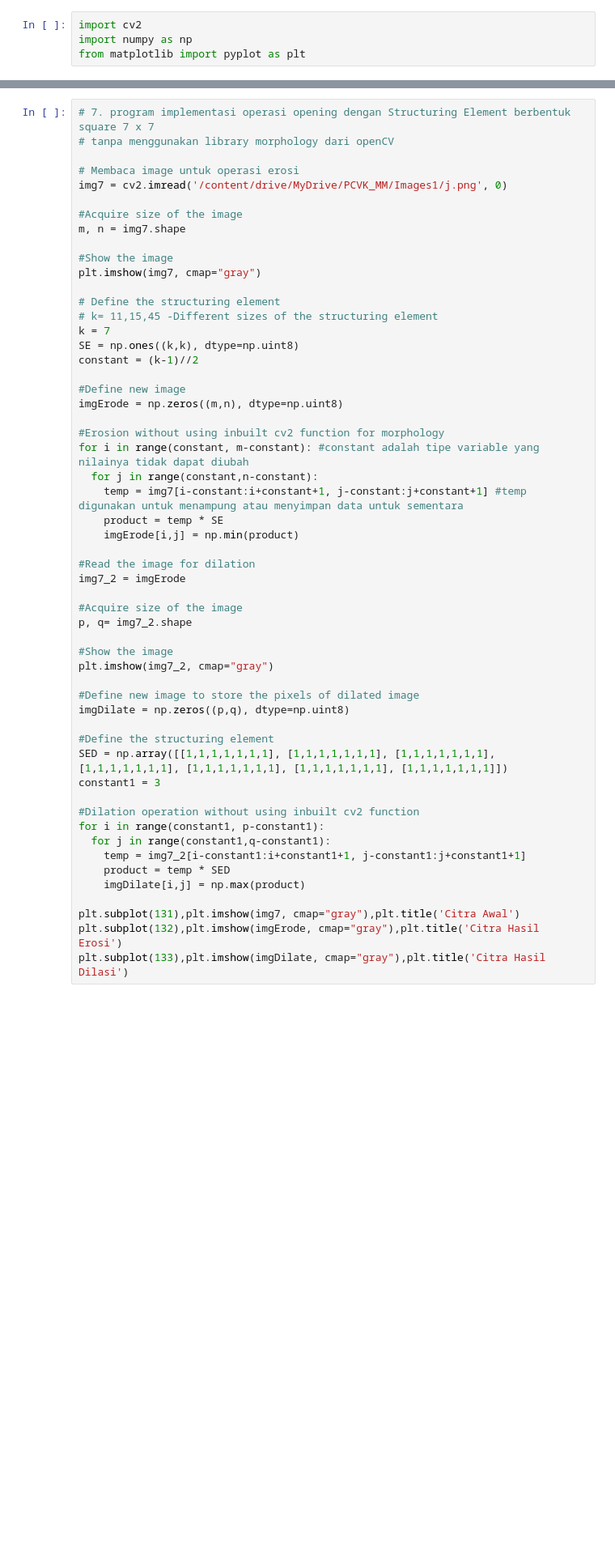
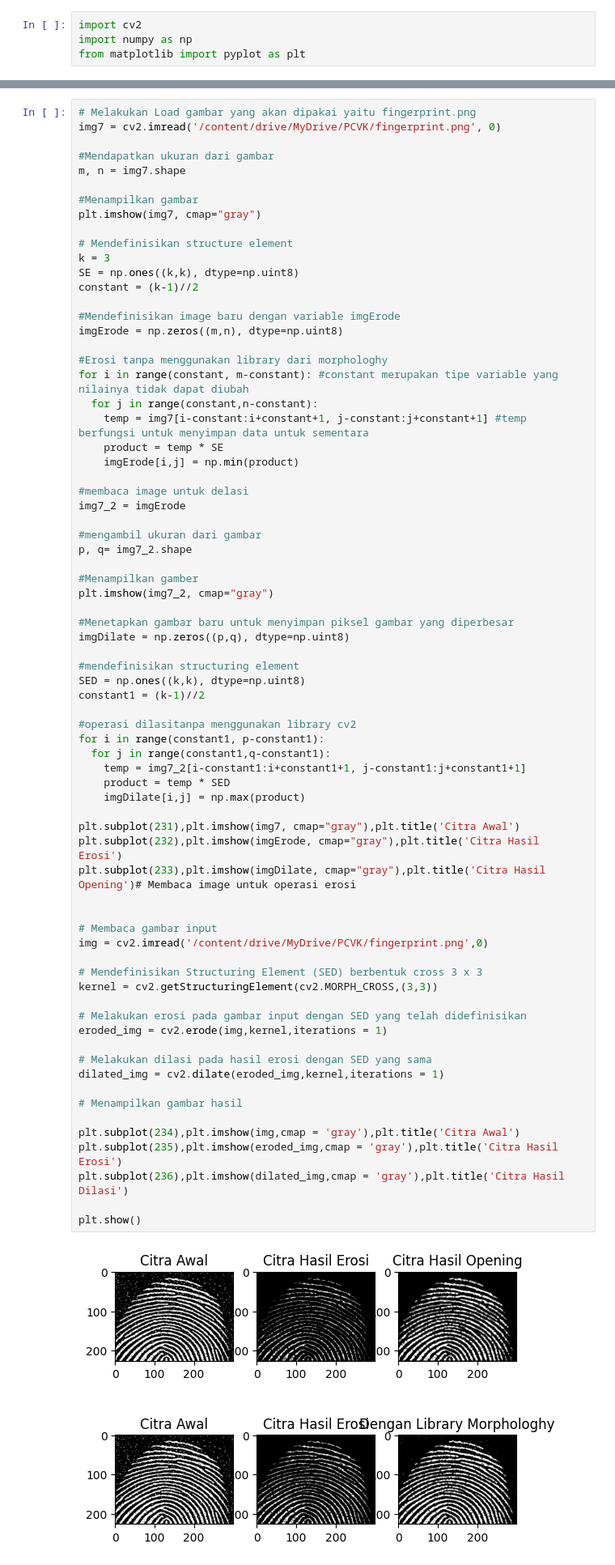
Before and after one commit to Afvanie/PCVK_Genap_2023, a Jupyter notebook: week9.ipynb, the cells around one changed output, grey strips where cells are left out. Shown at 81% size. Drawn from its saved outputs; the diff is of its cells as text; blank space fills up the shorter version.

```diff
--- a/week9.ipynb
+++ b/week9.ipynb
@@ -56,55 +127,74 @@ plt.subplot(122), plt.imshow(erosion), plt.title('Citra Hasil Erosi')
 # %%
-# 7. program implementasi operasi opening dengan Structuring Element berbentuk square 7 x 7
-# tanpa menggunakan library morphology dari openCV
+# Melakukan Load gambar yang akan dipakai yaitu fingerprint.png
+img7 = cv2.imread('/content/drive/MyDrive/PCVK/fingerprint.png', 0)
 
-# Membaca image untuk operasi erosi
-img7 = cv2.imread('/content/drive/MyDrive/PCVK_MM/Images1/j.png', 0)
-
-#Acquire size of the image
+#Mendapatkan ukuran dari gambar
 m, n = img7.shape
 
-#Show the image
+#Menampilkan gambar
 plt.imshow(img7, cmap="gray")
 
-# Define the structuring element
-# k= 11,15,45 -Different sizes of the structuring element
-k = 7
+# Mendefinisikan structure element
+k = 3
 SE = np.ones((k,k), dtype=np.uint8)
 constant = (k-1)//2
 
-#Define new image
+#Mendefinisikan image baru dengan variable imgErode
 imgErode = np.zeros((m,n), dtype=np.uint8)
 
-#Erosion without using inbuilt cv2 function for morphology
-for i in range(constant, m-constant): #constant adalah tipe variable yang nilainya tidak dapat diubah
+#Erosi tanpa menggunakan library dari morphologhy
+for i in range(constant, m-constant): #constant merupakan tipe variable yang nilainya tidak dapat diubah
   for j in range(constant,n-constant):
-    temp = img7[i-constant:i+constant+1, j-constant:j+constant+1] #temp digunakan untuk menampung atau menyimpan data untuk sementara
+    temp = img7[i-constant:i+constant+1, j-constant:j+constant+1] #temp berfungsi untuk menyimpan data untuk sementara
     product = temp * SE
     imgErode[i,j] = np.min(product)
 
-#Read the image for dilation
+#membaca image untuk delasi
 img7_2 = imgErode
 
-#Acquire size of the image
+#mengambil ukuran dari gambar
 p, q= img7_2.shape
 
-#Show the image
+#Menampilkan gamber
 plt.imshow(img7_2, cmap="gray")
 
-#Define new image to store the pixels of dilated image
+#Menetapkan gambar baru untuk menyimpan piksel gambar yang diperbesar
 imgDilate = np.zeros((p,q), dtype=np.uint8)
 
-#Define the structuring element
-SED = np.array([[1,1,1,1,1,1,1], [1,1,1,1,1,1,1], [1,1,1,1,1,1,1], [1,1,1,1,1,1,1], [1,1,1,1,1,1,1], [1,1,1,1,1,1,1], [1,1,1,1,1,1,1]])
-constant1 = 3
+#mendefinisikan structuring element
+SED = np.ones((k,k), dtype=np.uint8)
+constant1 = (k-1)//2
 
-#Dilation operation without using inbuilt cv2 function
+#operasi dilasitanpa menggunakan library cv2
 for i in range(constant1, p-constant1):
   for j in range(constant1,q-constant1):
     temp = img7_2[i-constant1:i+constant1+1, j-constant1:j+constant1+1]
     product = temp * SED
     imgDilate[i,j] = np.max(product)
 
-plt.subplot(131),plt.imshow(img7, cmap="gray"),plt.title('Citra Awal')
-plt.subplot(132),plt.imshow(imgErode, cmap="gray"),plt.title('Citra Hasil Erosi')
-plt.subplot(133),plt.imshow(imgDilate, cmap="gray"),plt.title('Citra Hasil Dilasi')
+plt.subplot(231),plt.imshow(img7, cmap="gray"),plt.title('Citra Awal')
+plt.subplot(232),plt.imshow(imgErode, cmap="gray"),plt.title('Citra Hasil Erosi')
+plt.subplot(233),plt.imshow(imgDilate, cmap="gray"),plt.title('Citra Hasil Opening')# Membaca image untuk operasi erosi
+
+
+# Membaca gambar input
+img = cv2.imread('/content/drive/MyDrive/PCVK/fingerprint.png',0)
+
+# Mendefinisikan Structuring Element (SED) berbentuk cross 3 x 3
+kernel = cv2.getStructuringElement(cv2.MORPH_CROSS,(3,3))
+
+# Melakukan erosi pada gambar input dengan SED yang telah didefinisikan
+eroded_img = cv2.erode(img,kernel,iterations = 1)
+
+# Melakukan dilasi pada hasil erosi dengan SED yang sama
+dilated_img = cv2.dilate(eroded_img,kernel,iterations = 1)
+
+# Menampilkan gambar hasil
+
+plt.subplot(234),plt.imshow(img,cmap = 'gray'),plt.title('Citra Awal')
+plt.subplot(235),plt.imshow(eroded_img,cmap = 'gray'),plt.title('Citra Hasil Erosi')
+plt.subplot(236),plt.imshow(dilated_img,cmap = 'gray'),plt.title('Citra Hasil Dilasi')
+
+plt.show()
+# %% [output]
+[figure, added]
```
Also changed, not shown: parts of 17 cells of this notebook.
